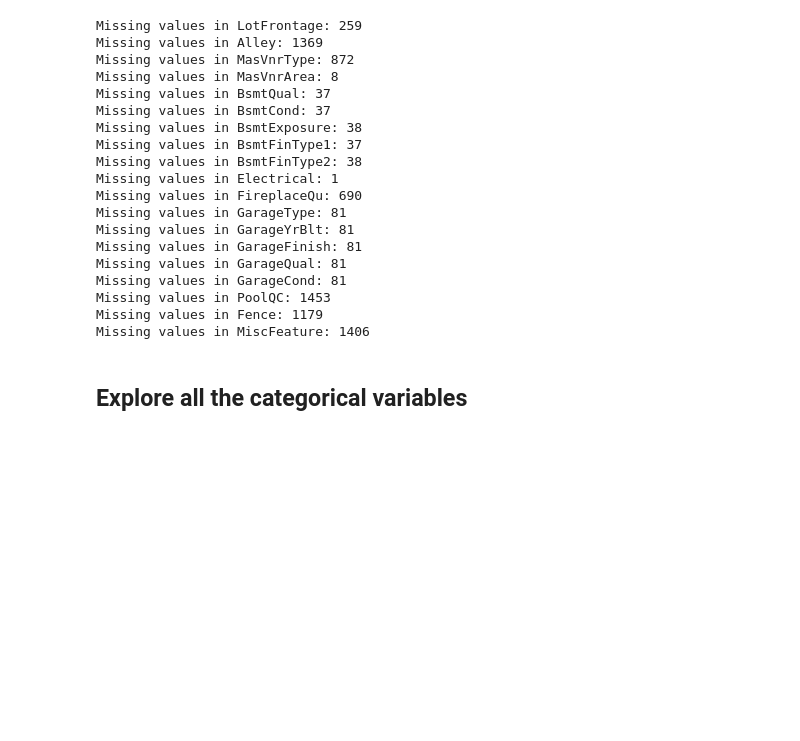
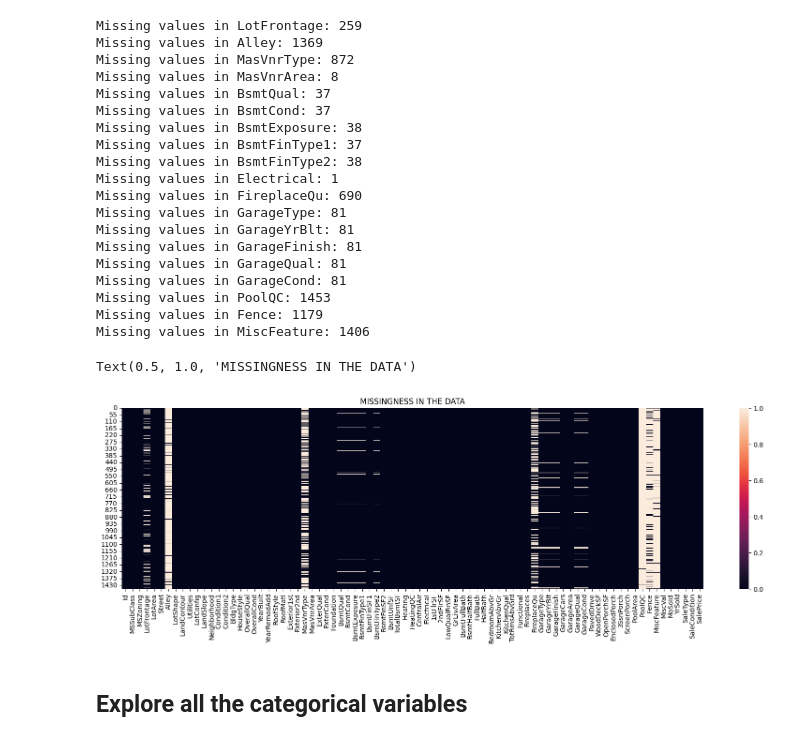
Before and after one commit to memmar1/Machine-Learning, a Jupyter notebook: Machine_Learning/02. week2_Project/House_pricing_project/Untitled.ipynb, the cells around one changed output. Cells and saved outputs as stored; diff of their text form; code cells hidden in the pictures; blank space fills up the shorter version.

```diff
--- a/Machine_Learning/02. week2_Project/House_pricing_project/Untitled.ipynb
+++ b/Machine_Learning/02. week2_Project/House_pricing_project/Untitled.ipynb
@@ -78,6 +78,13 @@ Missing values in GarageCond: 81
 Missing values in PoolQC: 1453
 Missing values in Fence: 1179
 Missing values in MiscFeature: 1406
+# %%
+plt.figure(figsize=(20,5))
+sns.heatmap(train.isnull())
+plt.title('MISSINGNESS IN THE DATA')
+# %% [output]
+Text(0.5, 1.0, 'MISSINGNESS IN THE DATA')
+[figure, added]
 # %% [markdown]
 ## Explore all the categorical variables
 # %%
```
Also changed, not shown: parts of 4 cells of this notebook.
